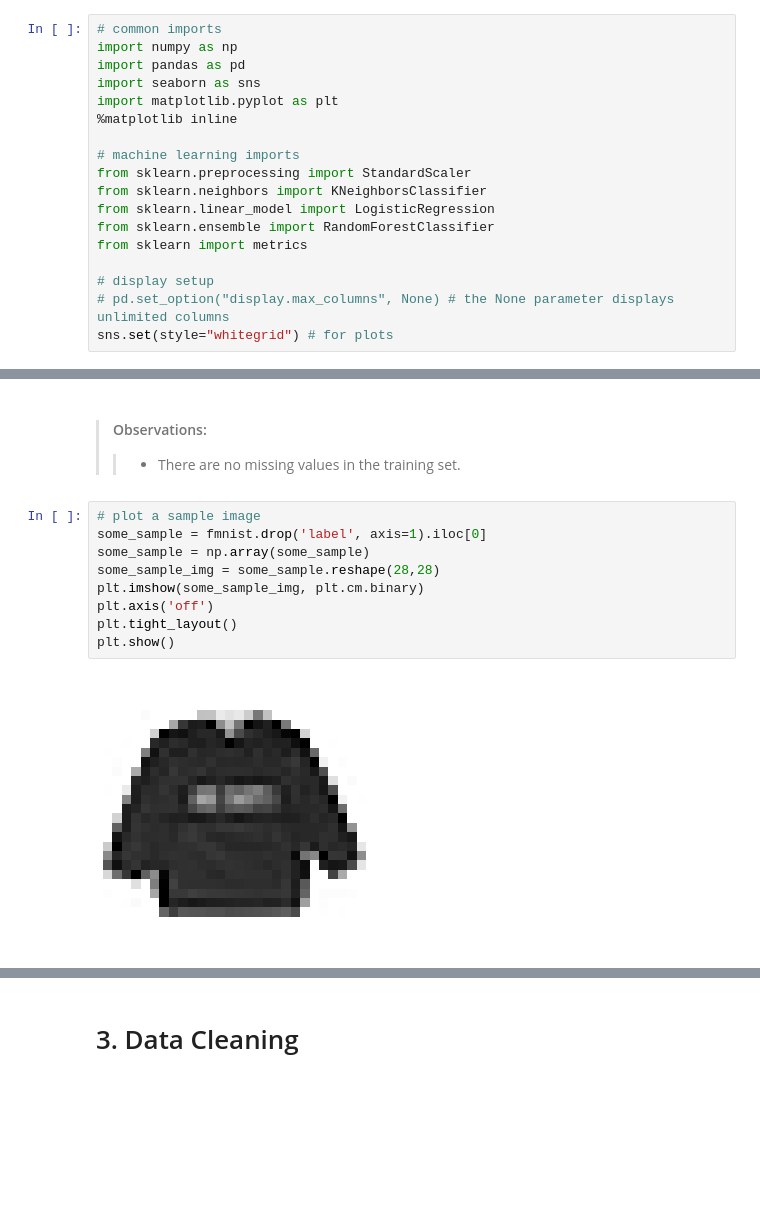
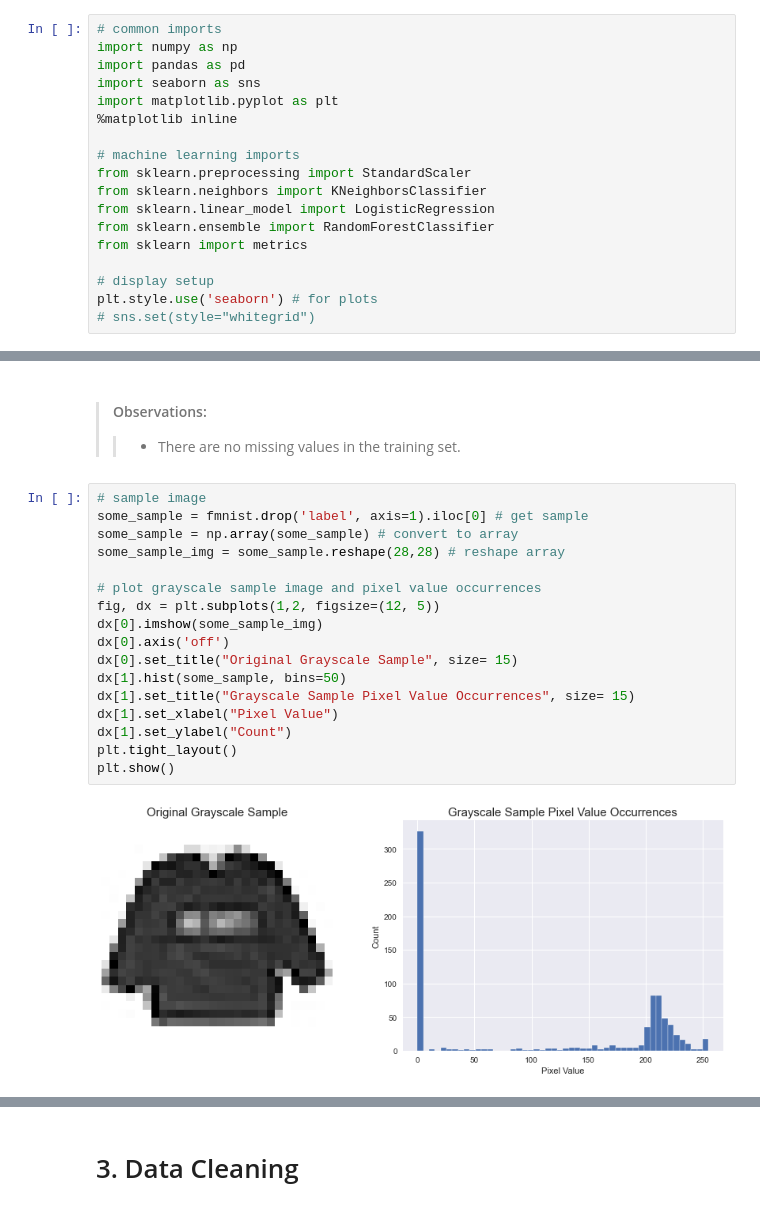
Before and after one commit to adiy55/1SB-Final-Project, a Jupyter notebook: 1SB ML Fashion MNIST.ipynb, the cells around one changed output, grey strips where cells are left out. Saved outputs shown, nothing was run; the diff lists cells and outputs as text; blank space fills up the shorter version.

Commit message:
Plot grayscale and binary sample, add observations markdown (section 2)

```diff
--- a/1SB ML Fashion MNIST.ipynb
+++ b/1SB ML Fashion MNIST.ipynb
@@ -14,8 +14,8 @@ from sklearn.ensemble import RandomForestClassifier
 from sklearn import metrics
 
 # display setup
-# pd.set_option("display.max_columns", None) # the None parameter displays unlimited columns
-sns.set(style="whitegrid") # for plots
+plt.style.use('seaborn') # for plots
+# sns.set(style="whitegrid")
 # %% [markdown]
 # Preface
 * Fashion-MNIST is a dataset containing 70,000 samples, 60,000 for the training set and 10,000 for the test set.
@@ -154,13 +154,21 @@ np.isnan(fmnist.values).sum()
 > #### Observations:
 >> * There are no missing values in the training set.
 # %%
-# plot a sample image
-some_sample = fmnist.drop('label', axis=1).iloc[0]
-some_sample = np.array(some_sample)
-some_sample_img = some_sample.reshape(28,28)
-plt.imshow(some_sample_img, plt.cm.binary)
-plt.axis('off')
+# sample image
+some_sample = fmnist.drop('label', axis=1).iloc[0] # get sample
+some_sample = np.array(some_sample) # convert to array
+some_sample_img = some_sample.reshape(28,28) # reshape array
+
+# plot grayscale sample image and pixel value occurrences
+fig, dx = plt.subplots(1,2, figsize=(12, 5))
+dx[0].imshow(some_sample_img)
+dx[0].axis('off')
+dx[0].set_title("Original Grayscale Sample", size= 15)
+dx[1].hist(some_sample, bins=50)
+dx[1].set_title("Grayscale Sample Pixel Value Occurrences", size= 15)
+dx[1].set_xlabel("Pixel Value")
+dx[1].set_ylabel("Count")
 plt.tight_layout()
 plt.show()
 # %% [output]
-[figure, old version]
+[figure, new version]
```
Also changed, not shown: parts of 8 cells of this notebook.
